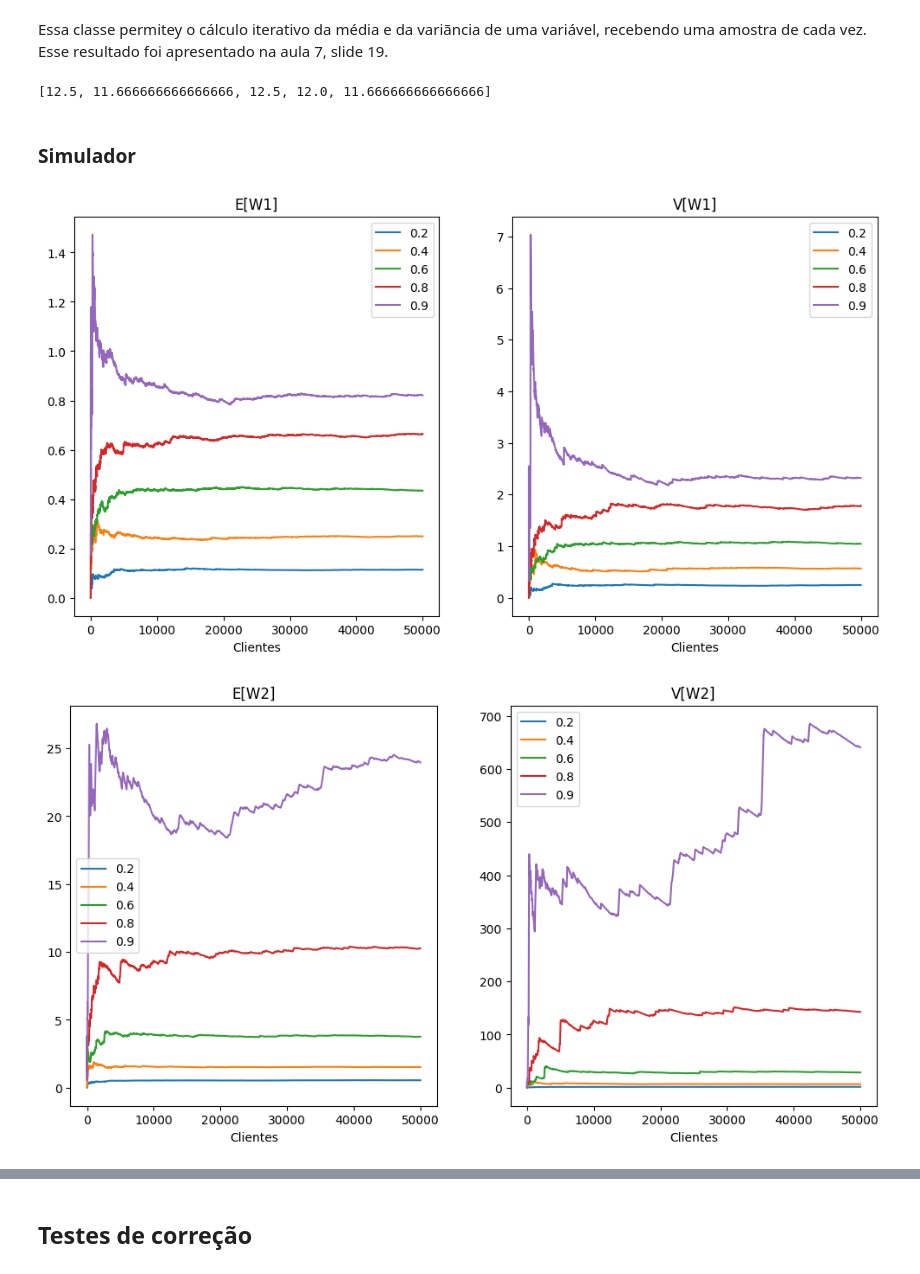
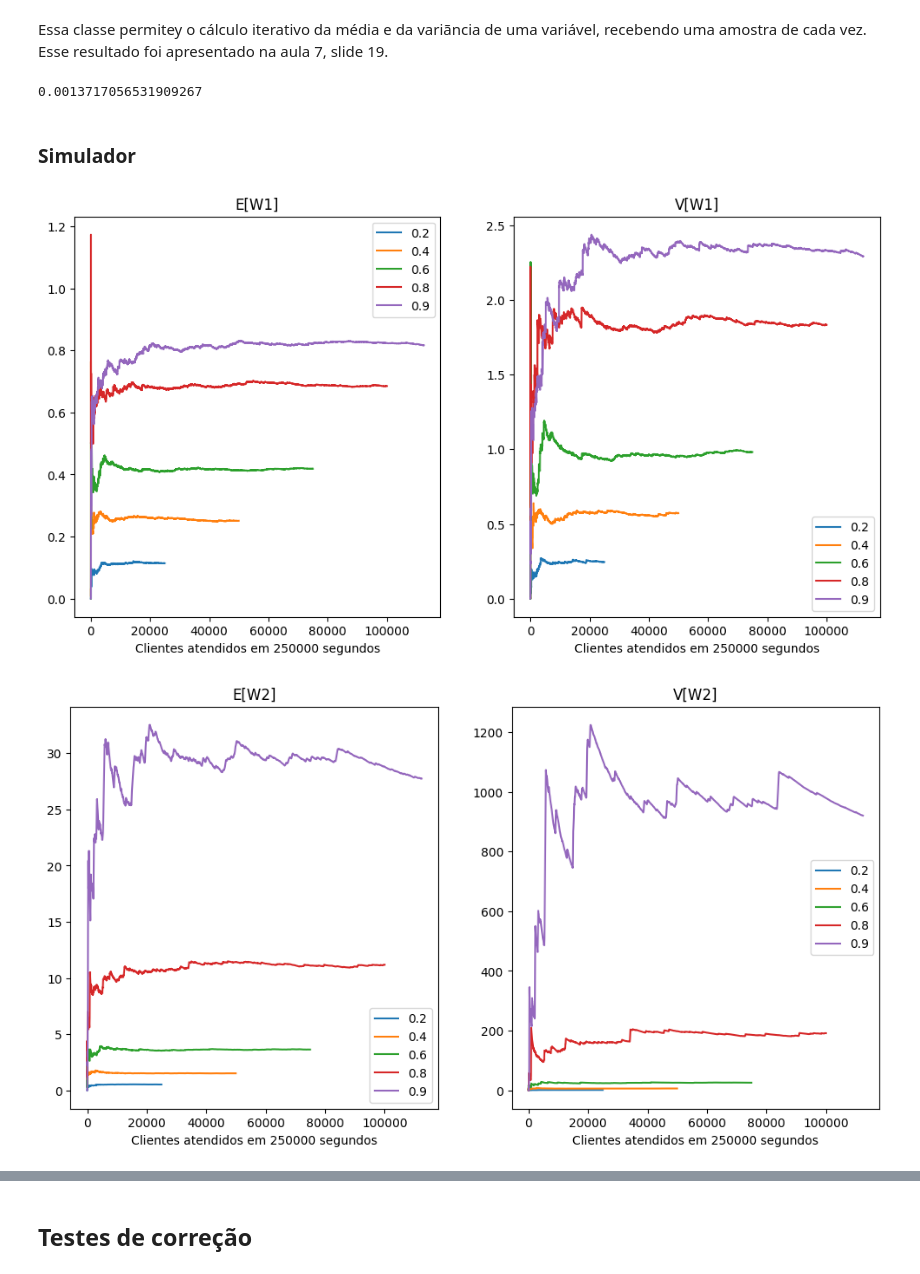
Before and after one commit to RafaelxFernandes/Avaliacao-Desempenho-22.2, a Jupyter notebook: main.ipynb, the cells around one changed output, grey strips where cells are left out. Cells and saved outputs as stored; diff of their text form; code cells hidden in the pictures.

```diff
--- a/main.ipynb
+++ b/main.ipynb
@@ -323,12 +323,14 @@ class Estimador:
         self.debug = debug
         self.medias = []
         self.variancias = []
+        self.pesos = []
 
     def adiciona_amostra(self, amostra, peso=1):
         self.soma_amostras += amostra*peso
         self.quadrado_soma_amostras += ((amostra*peso) ** 2)
         self.numero_amostras += peso
         if self.debug and self.numero_amostras > 1:
+            self.pesos.append(self.numero_amostras)
             self.medias.append(self.media())
             self.variancias.append(self.variancia())
 
@@ -358,14 +360,14 @@ estimador.adiciona_amostra(10)
 estimador.adiciona_amostra(10)
 estimador.t_student()[2]
 # %% [output]
-[12.5, 11.666666666666666, 12.5, 12.0, 11.666666666666666]
+0.0013717056531909267
 # %% [markdown]
 ### Simulador
 # %%
 #lamb = lambda
 #mu = mu
-#k = número de clientes tratados
-def simulador(lamb, mu, k, debug=False):
+#tempo = número de clientes tratados
+def simulador(lamb, mu, t, debug=False):
     fila1 = []
     fila2 = []
 
@@ -389,7 +391,7 @@ def simulador(lamb, mu, k, debug=False):
 
     i = 0
     n_eventos = 0
-    while i < k: #loop de eventos, tratar k clientes
+    while tempo < t: #loop de eventos, tratar k clientes
         atual = eventos.pop(0)
         tempo_anterior = tempo
         tempo = atual.instante_t
@@ -472,35 +474,36 @@ def simulador(lamb, mu, k, debug=False):
 # %%
 #(1.0983426465729975, 1.0651338810527364, 0.015349723048165224)
 random.seed(13) #setando uma seed pra manter os testes iguais
 
-#lista = []
-k = 50_000
+lista = []
+tempo = 250_000
 for r in RHOS:
     mu = MU
     lamb = r/2
-    #estimadores, n_eventos = simulador(lamb, mu, k=50_000, debug=True)
-    #lista.append(estimadores)
+    estimadores, n_eventos = simulador(lamb, mu, t=tempo, debug=True)
+    lista.append(estimadores)
 
-for cat in ["W1", "W2", "X1", "X2", "N1", "N2", "Nq1", "Nq2"]:
+for i, cat in enumerate(["W1", "W2", "X1", "X2", "N1", "N2", "Nq1", "Nq2"]):
     plt.figure(figsize=(12, 6))
 
     plt.subplot(121)
     for estimadores in lista:
         medias = estimadores[cat].medias
-        plt.plot(medias)
-        plt.xlabel( "Tempo decorrido" if len(medias) > k else "Clientes")
+        plt.plot(estimadores[cat].pesos, medias)
+        plt.xlabel( "Tempo decorrido (segundos)" if i > 3 else f"Clientes atendidos em {tempo} segundos")
     plt.legend(RHOS)
     plt.title(f"E[{cat}]")
 
     plt.subplot(122)
     for estimadores in lista:
-        plt.plot(estimadores[cat].variancias)
-        plt.xlabel( "Tempo decorrido" if len(medias) > k else "Clientes")
+        variancias = estimadores[cat].variancias
+        plt.plot(estimadores[cat].pesos, variancias)
+        plt.xlabel( "Tempo decorrido (segundos)" if i > 3 else f"Clientes atendidos em {tempo} segundos")
     plt.legend(RHOS)
     plt.title(f"V[{cat}]")
 
     #plt.suptitle(cat)
     plt.show()
 # %% [output]
-[figure, old version]
+[figure, new version]
-[figure, old version]
+[figure, new version]
```
Also changed, not shown: parts of 1 cell of this notebook.
